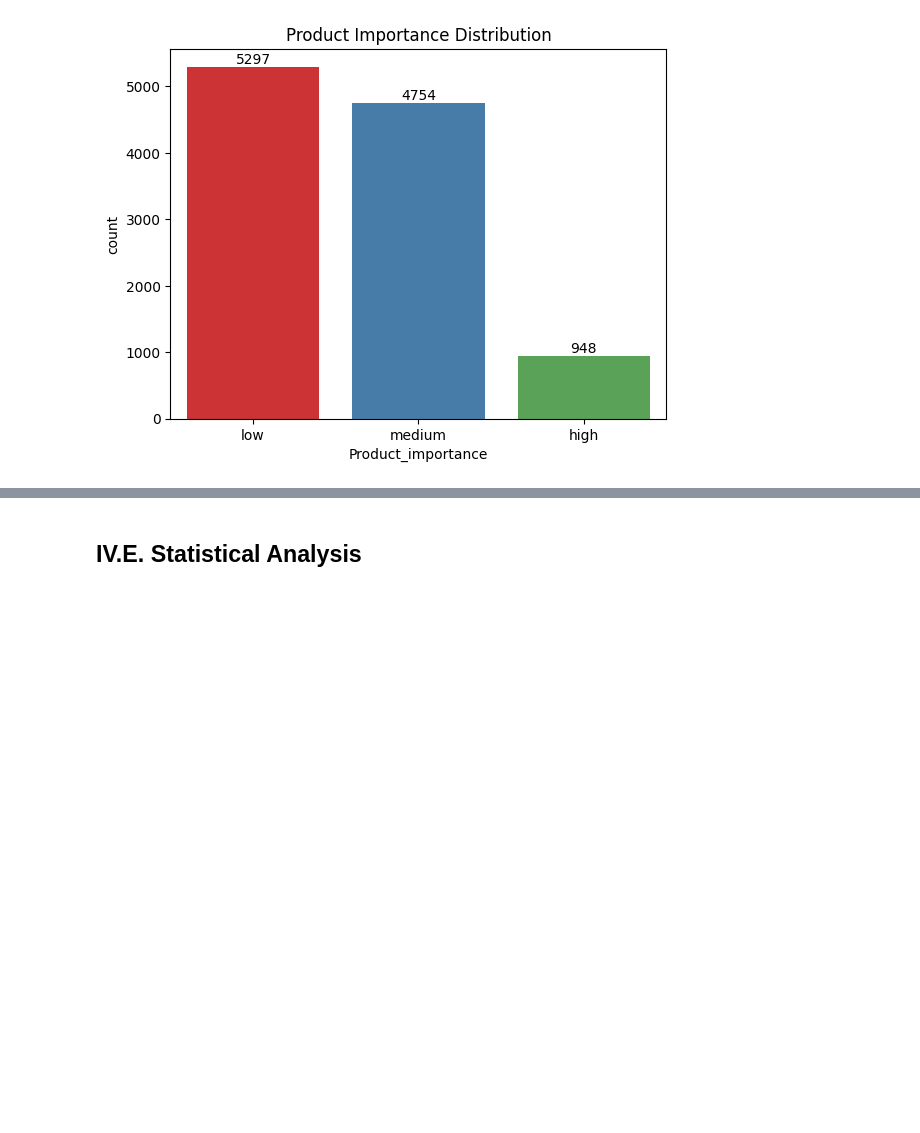
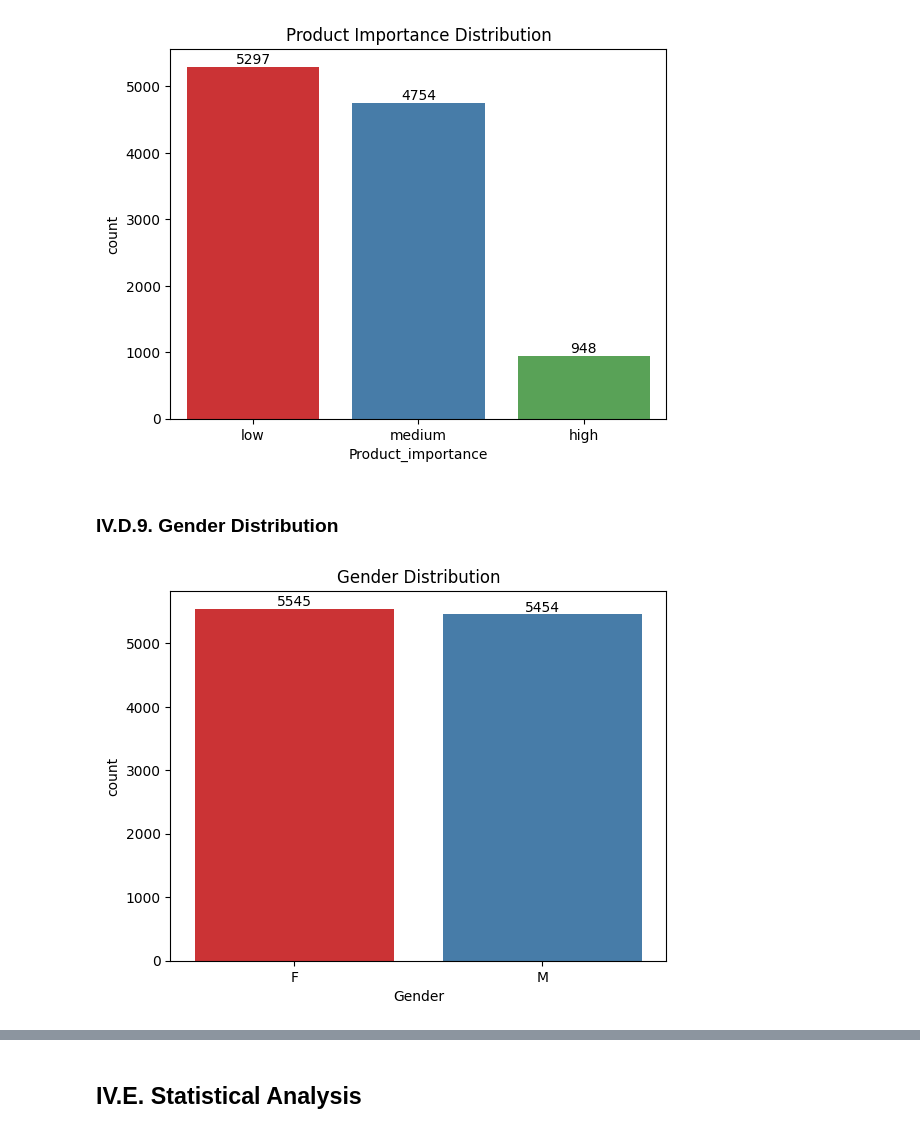
Before and after one commit to hardefarogonondo/ecommerce-shipping-time-prediction-engine, a Jupyter notebook: notebooks/2_exploratory_data_analysis_and_preprocessing/exploratory_data_analysis_and_preprocessing.ipynb, the cells around one changed output, grey strips where cells are left out. Saved outputs shown, nothing was run; the diff lists cells and outputs as text; code cells hidden in the pictures; blank space fills up the shorter version.

```diff
--- a/notebooks/2_exploratory_data_analysis_and_preprocessing/exploratory_data_analysis_and_preprocessing.ipynb
+++ b/notebooks/2_exploratory_data_analysis_and_preprocessing/exploratory_data_analysis_and_preprocessing.ipynb
@@ -207,3 +209,14 @@ for container in product_importance_distribution.containers:
 plt.show()
 # %% [output]
 [figure]
+# %% [markdown]
+### IV.D.9. Gender Distribution
+# %%
+plt.title("Gender Distribution")
+Gender_distribution = sns.countplot(
+    data=X, x="Gender", hue="Gender", palette='Set1', legend=False)
+for container in Gender_distribution.containers:
+    Gender_distribution.bar_label(container)
+plt.show()
+# %% [output]
+[figure, added]
```
Also changed, not shown: parts of 48 cells of this notebook.
